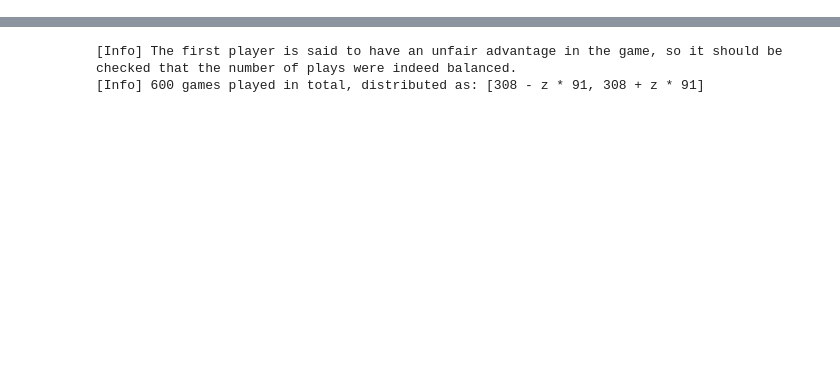
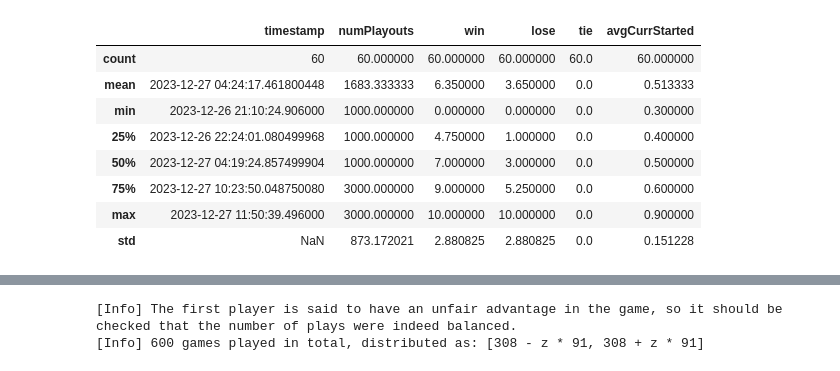
Before and after one commit to yamaceay/gomoku, a Jupyter notebook: stats.ipynb, the cells around one changed output, grey strips where cells are left out. Cells and saved outputs as stored; diff of their text form; code cells hidden in the pictures; blank space fills up the shorter version.

```diff
--- a/stats.ipynb
+++ b/stats.ipynb
@@ -37,0 +70,12 @@ def autocorr(f: str) -> float:
+# %%
+eval_df.describe()
+# %% [output]
+|  | timestamp | numPlayouts | win | lose | tie | avgCurrStarted |
+| count | 60 | 60.000000 | 60.000000 | 60.000000 | 60.0 | 60.000000 |
+| mean | 2023-12-27 04:24:17.461800448 | 1683.333333 | 6.350000 | 3.650000 | 0.0 | 0.513333 |
+| min | 2023-12-26 21:10:24.906000 | 1000.000000 | 0.000000 | 0.000000 | 0.0 | 0.300000 |
+| 25% | 2023-12-26 22:24:01.080499968 | 1000.000000 | 4.750000 | 1.000000 | 0.0 | 0.400000 |
+| 50% | 2023-12-27 04:19:24.857499904 | 1000.000000 | 7.000000 | 3.000000 | 0.0 | 0.500000 |
+| 75% | 2023-12-27 10:23:50.048750080 | 3000.000000 | 9.000000 | 5.250000 | 0.0 | 0.600000 |
+| max | 2023-12-27 11:50:39.496000 | 3000.000000 | 10.000000 | 10.000000 | 0.0 | 0.900000 |
+| std | NaN | 873.172021 | 2.880825 | 2.880825 | 0.0 | 0.151228 |
```
Also changed, not shown: parts of 10 cells of this notebook, 4 other files.
